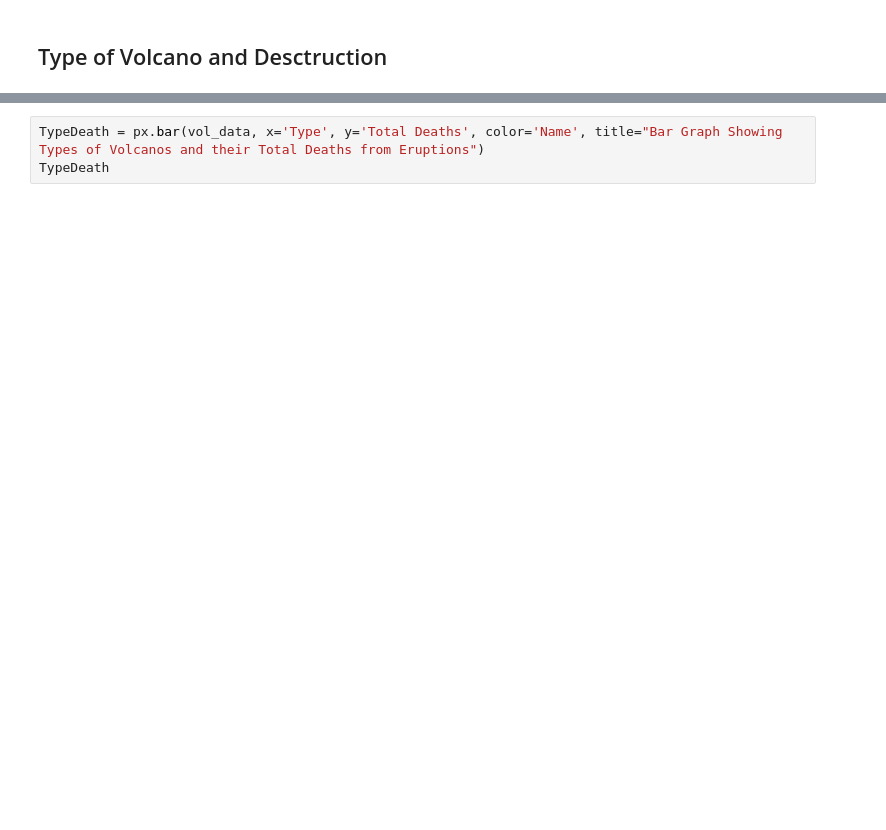
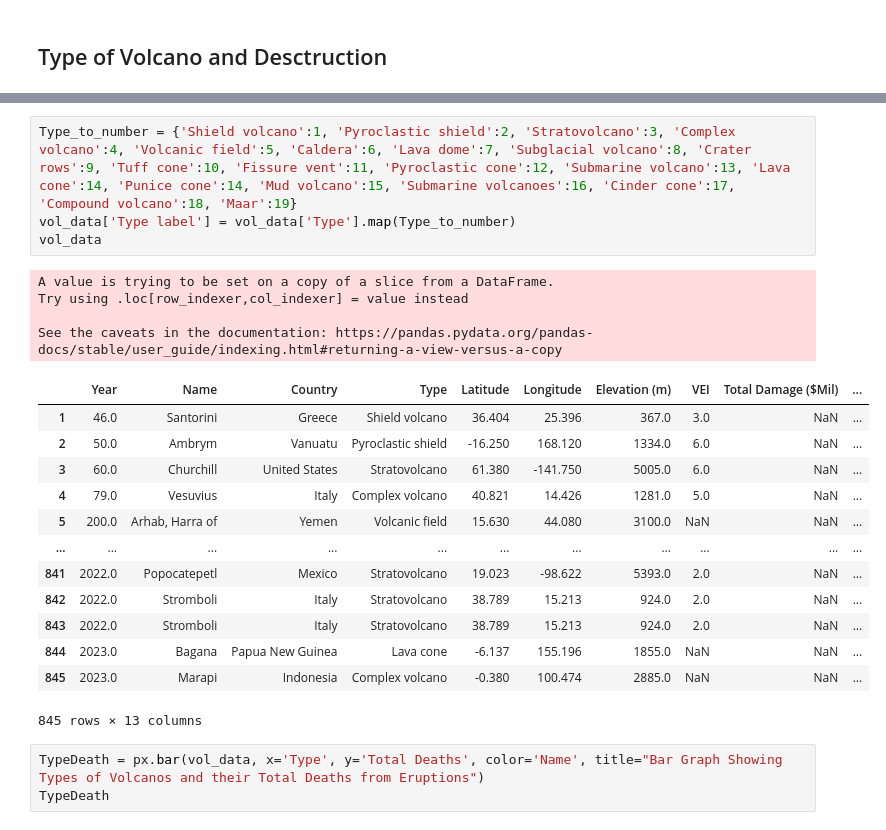
Before and after one commit to gnc506/ProgFinalAssess2, a Jupyter notebook: Volcanos_Assessment_main.ipynb, the cells around one changed output, grey strips where cells are left out. Cells and saved outputs as stored; diff of their text form; blank space fills up the shorter version.

```diff
--- a/Volcanos_Assessment_main.ipynb
+++ b/Volcanos_Assessment_main.ipynb
@@ -221,3 +239,25 @@ print(p)
+# %%
+Type_to_number = {'Shield volcano':1, 'Pyroclastic shield':2, 'Stratovolcano':3, 'Complex volcano':4, 'Volcanic field':5, 'Caldera':6, 'Lava dome':7, 'Subglacial volcano':8, 'Crater rows':9, 'Tuff cone':10, 'Fissure vent':11, 'Pyroclastic cone':12, 'Submarine volcano':13, 'Lava cone':14, 'Punice cone':14, 'Mud volcano':15, 'Submarine volcanoes':16, 'Cinder cone':17, 'Compound volcano':18, 'Maar':19}
+vol_data['Type label'] = vol_data['Type'].map(Type_to_number)
+vol_data
+# %% [output]
+A value is trying to be set on a copy of a slice from a DataFrame.
+Try using .loc[row_indexer,col_indexer] = value instead
+
+See the caveats in the documentation: https://pandas.pydata.org/pandas-docs/stable/user_guide/indexing.html#returning-a-view-versus-a-copy
+|  | Year | Name | Country | Type | Latitude | Longitude | Elevation (m) | VEI | Total Damage ($Mil) | ... |
+| 1 | 46.0 | Santorini | Greece | Shield volcano | 36.404 | 25.396 | 367.0 | 3.0 | NaN | ... |
+| 2 | 50.0 | Ambrym | Vanuatu | Pyroclastic shield | -16.250 | 168.120 | 1334.0 | 6.0 | NaN | ... |
+| 3 | 60.0 | Churchill | United States | Stratovolcano | 61.380 | -141.750 | 5005.0 | 6.0 | NaN | ... |
+| 4 | 79.0 | Vesuvius | Italy | Complex volcano | 40.821 | 14.426 | 1281.0 | 5.0 | NaN | ... |
+| 5 | 200.0 | Arhab, Harra of | Yemen | Volcanic field | 15.630 | 44.080 | 3100.0 | NaN | NaN | ... |
+| ... | ... | ... | ... | ... | ... | ... | ... | ... | ... | ... |
+| 841 | 2022.0 | Popocatepetl | Mexico | Stratovolcano | 19.023 | -98.622 | 5393.0 | 2.0 | NaN | ... |
+| 842 | 2022.0 | Stromboli | Italy | Stratovolcano | 38.789 | 15.213 | 924.0 | 2.0 | NaN | ... |
+| 843 | 2022.0 | Stromboli | Italy | Stratovolcano | 38.789 | 15.213 | 924.0 | 2.0 | NaN | ... |
+| 844 | 2023.0 | Bagana | Papua New Guinea | Lava cone | -6.137 | 155.196 | 1855.0 | NaN | NaN | ... |
+| 845 | 2023.0 | Marapi | Indonesia | Complex volcano | -0.380 | 100.474 | 2885.0 | NaN | NaN | ... |
+845 rows × 13 columns
 # %%
 TypeDeath = px.bar(vol_data, x='Type', y='Total Deaths', color='Name', title="Bar Graph Showing Types of Volcanos and their Total Deaths from Eruptions")
 TypeDeath
```
Also changed, not shown: parts of 27 cells of this notebook.
